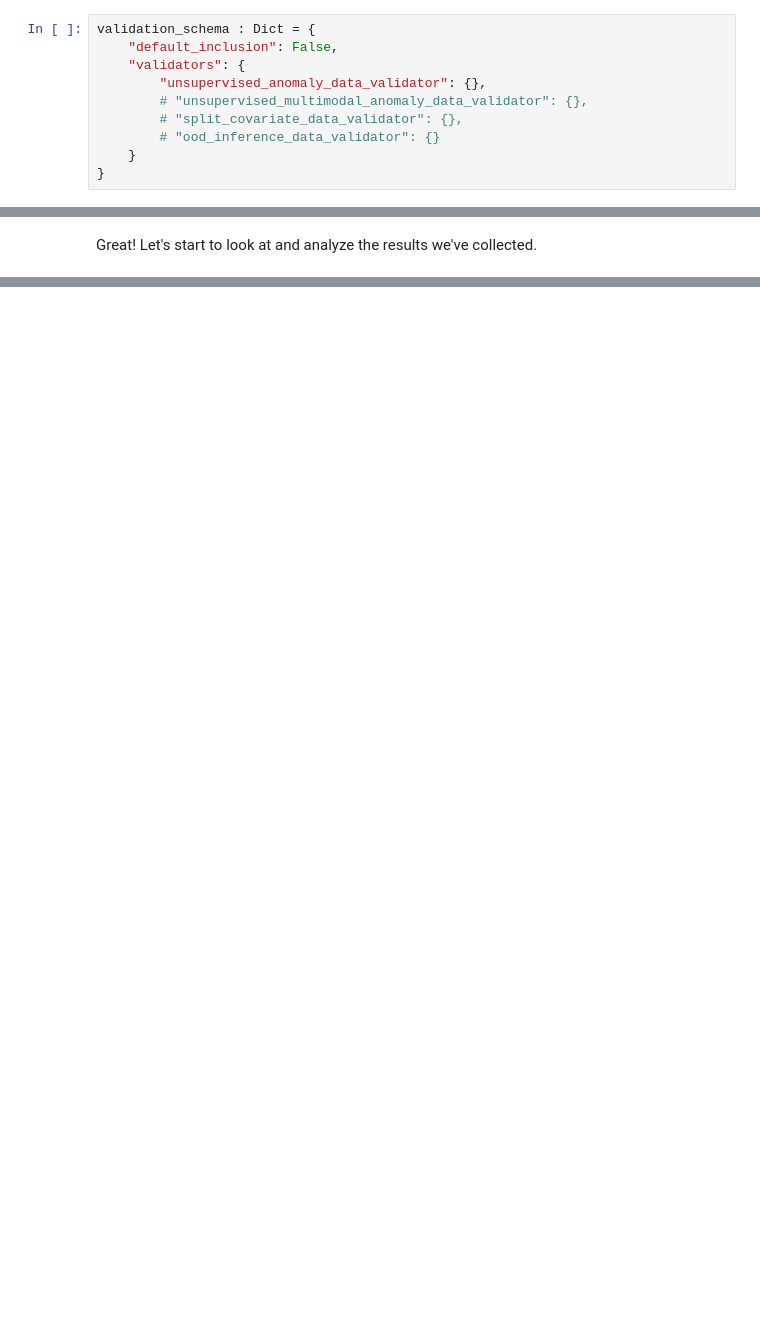
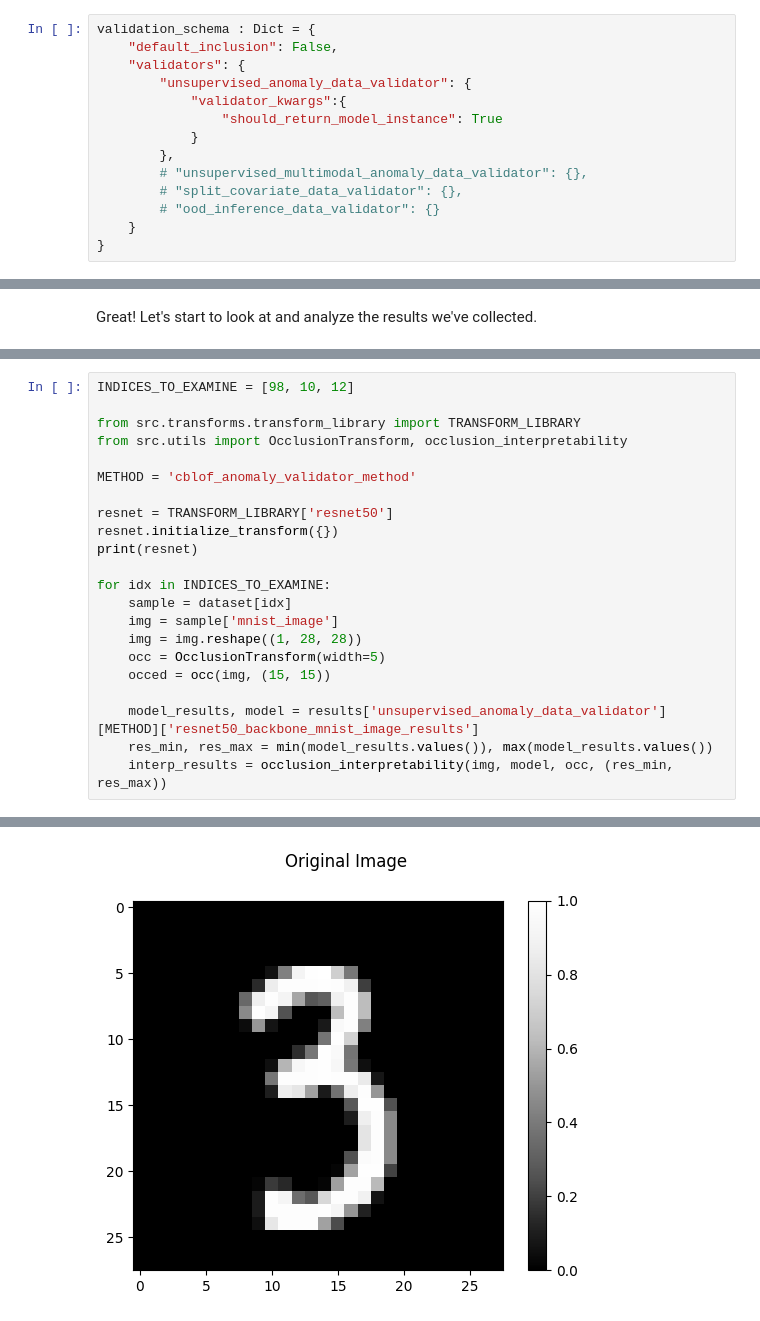
Before and after one commit to Genentech/data-detective, a Jupyter notebook: Tutorial.ipynb, the cells around one changed output, grey strips where cells are left out. Drawn from its saved outputs; the diff is of its cells as text; blank space fills up the shorter version.

```diff
--- a/Tutorial.ipynb
+++ b/Tutorial.ipynb
@@ -143,7 +145,11 @@ In the validation schema, users only specify the validators that they would like
 validation_schema : Dict = {
     "default_inclusion": False,
     "validators": {
-        "unsupervised_anomaly_data_validator": {},
+        "unsupervised_anomaly_data_validator": {
+            "validator_kwargs":{
+                "should_return_model_instance": True
+            }
+        },
         # "unsupervised_multimodal_anomaly_data_validator": {},
         # "split_covariate_data_validator": {},
         # "ood_inference_data_validator": {}
@@ -263,0 +281,23 @@ dataset.show_datapoint(0)
+# %%
+INDICES_TO_EXAMINE = [98, 10, 12]
+
+from src.transforms.transform_library import TRANSFORM_LIBRARY
+from src.utils import OcclusionTransform, occlusion_interpretability
+
+METHOD = 'cblof_anomaly_validator_method'
+
+resnet = TRANSFORM_LIBRARY['resnet50']
+resnet.initialize_transform({})
+print(resnet)
+
+for idx in INDICES_TO_EXAMINE:
+    sample = dataset[idx]
+    img = sample['mnist_image']
+    img = img.reshape((1, 28, 28))
+    occ = OcclusionTransform(width=5)
+    occed = occ(img, (15, 15))
+
+    model_results, model = results['unsupervised_anomaly_data_validator'][METHOD]['resnet50_backbone_mnist_image_results']
+    res_min, res_max = min(model_results.values()), max(model_results.values())
+    interp_results = occlusion_interpretability(img, model, occ, (res_min, res_max))
+# %% [output]
@@ -263,0 +305 @@ dataset.show_datapoint(0)
+[figure, added]
```
Also changed, not shown: parts of 13 cells of this notebook, 5 other files.
